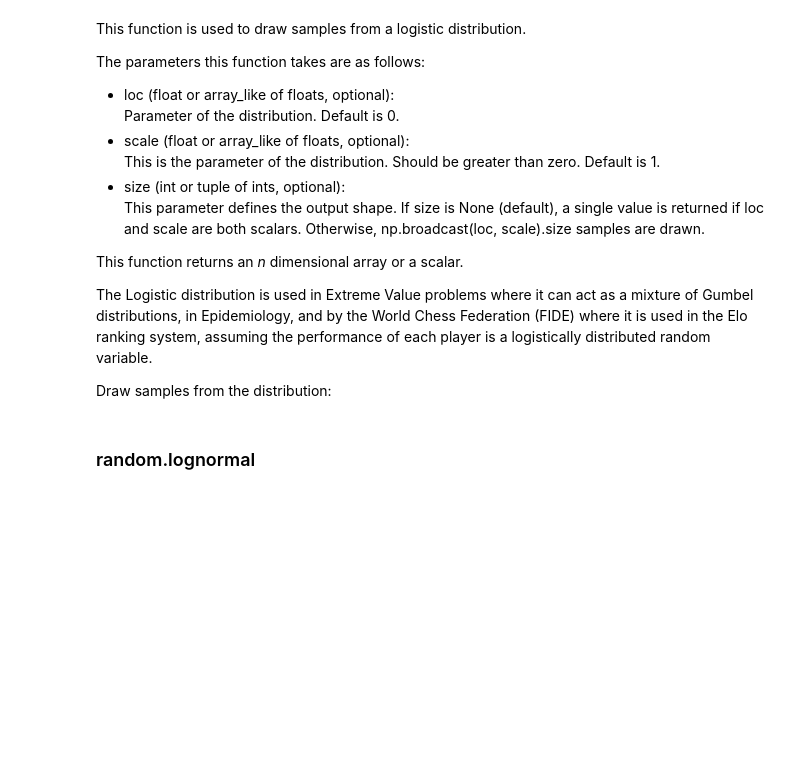
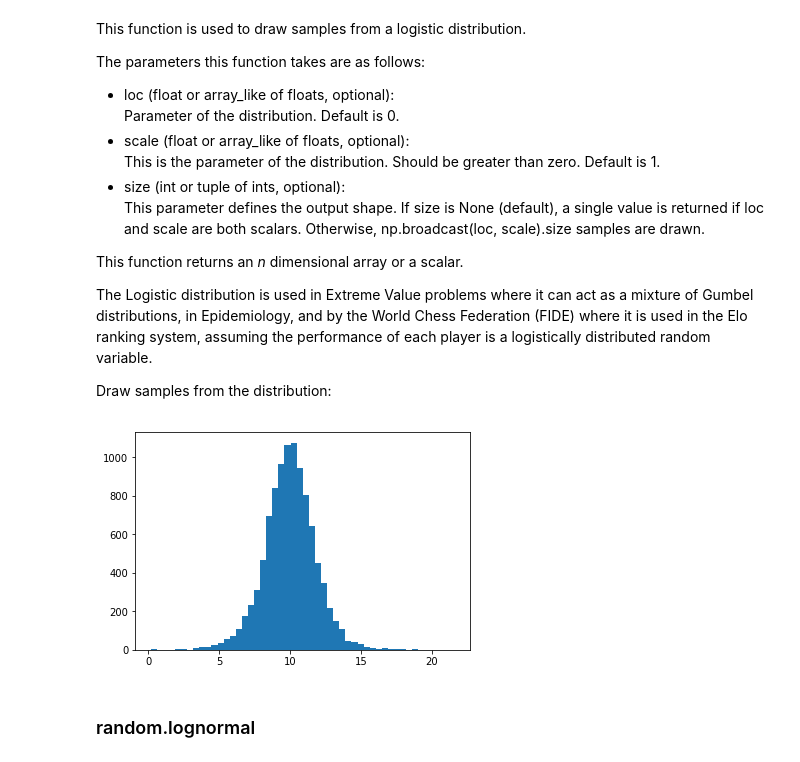
Before and after one commit to Trojan-Hawk/EmergingTechnologies_Project_2018, a Jupyter notebook: numpy-random.ipynb, the cells around one changed output. Saved outputs shown, nothing was run; the diff lists cells and outputs as text; code cells hidden in the pictures; blank space fills up the shorter version.

```diff
--- a/numpy-random.ipynb
+++ b/numpy-random.ipynb
@@ -684,14 +683,9 @@ Draw samples from the distribution:
 # %%
 loc, scale = 10, 1
 s = np.random.logistic(loc, scale, 10000)
 count, bins, ignored = plt.hist(s, bins=50)
-
-# plot against distribution
-
-def logist(x, loc, scale):
-    return exp((loc-x)/scale)/(scale*(1+exp((loc-x)/scale))**2)
-plt.plot(bins, logist(bins, loc, scale)*count.max()/\logist(bins, loc, scale).max())
-plt.show()
+# %% [output]
+[figure, added]
 # %% [markdown]
 ### random.lognormal
 # %% [markdown]
```
Also changed, not shown: parts of 108 cells of this notebook.
